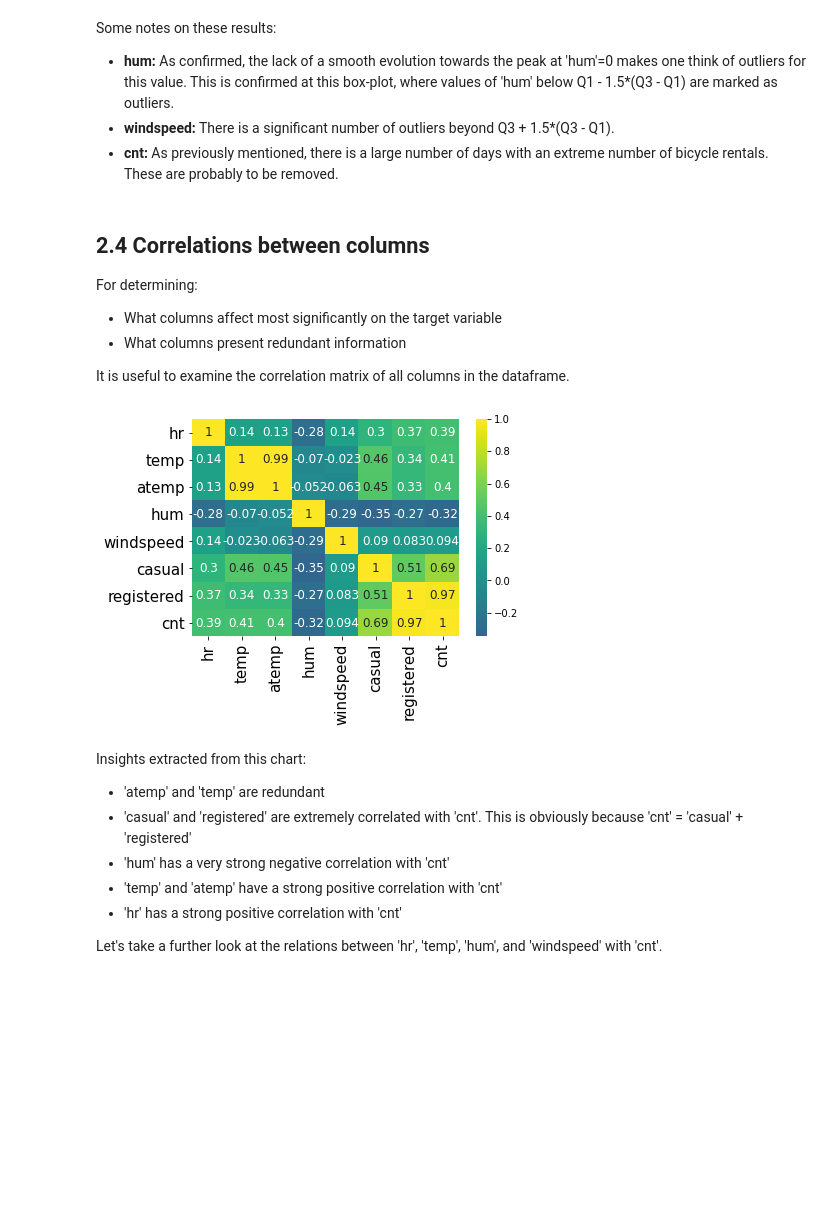
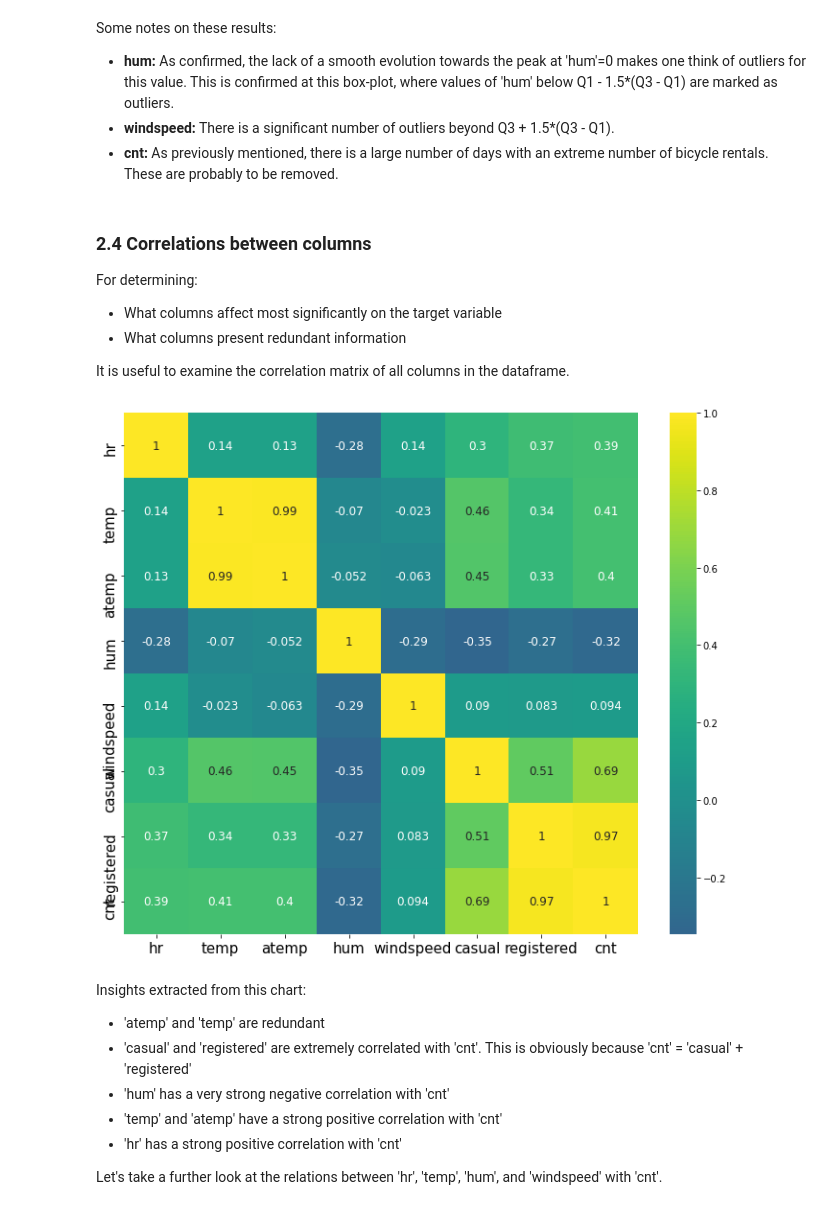
Before and after one commit to altogi/PredictingBikeSharing, a Jupyter notebook: Bike_Sharing_Group3.ipynb, the cells around one changed output. Cells and saved outputs as stored; diff of their text form; code cells hidden in the pictures; blank space fills up the shorter version.

```diff
--- a/Bike_Sharing_Group3.ipynb
+++ b/Bike_Sharing_Group3.ipynb
@@ -160,20 +171,21 @@ Some notes on these results:
 * **windspeed:** There is a significant number of outliers beyond Q3 + 1.5*(Q3 - Q1).
 * **cnt:** As previously mentioned, there is a large number of days with an extreme number of bicycle rentals. These are probably to be removed.
 # %% [markdown]
-## 2.4 Correlations between columns
+### 2.4 Correlations between columns
 For determining:
 * What columns affect most significantly on the target variable
 * What columns present redundant information
 
 It is useful to examine the correlation matrix of all columns in the dataframe.
 # %%
-corr_mat = sns.heatmap(df.corr(), annot=True, cmap='viridis', center=0, annot_kws={"fontsize":12})
+fig, ax = plt.subplots(figsize=(12, 10))
+corr_mat = sns.heatmap(df.corr(), annot=True, cmap='viridis', ax=ax, center=0, annot_kws={"fontsize":12})
 xtick_labels = corr_mat.get_xmajorticklabels()
 ytick_labels = corr_mat.get_ymajorticklabels()
 _ = corr_mat.set_xticklabels(xtick_labels, fontsize = 15)
 _ = corr_mat.set_yticklabels(ytick_labels, fontsize = 15)
 # %% [output]
-[figure, old version]
+[figure, new version]
 # %% [markdown]
 Insights extracted from this chart:
 * 'atemp' and 'temp' are redundant
```
Also changed, not shown: parts of 64 cells of this notebook.
